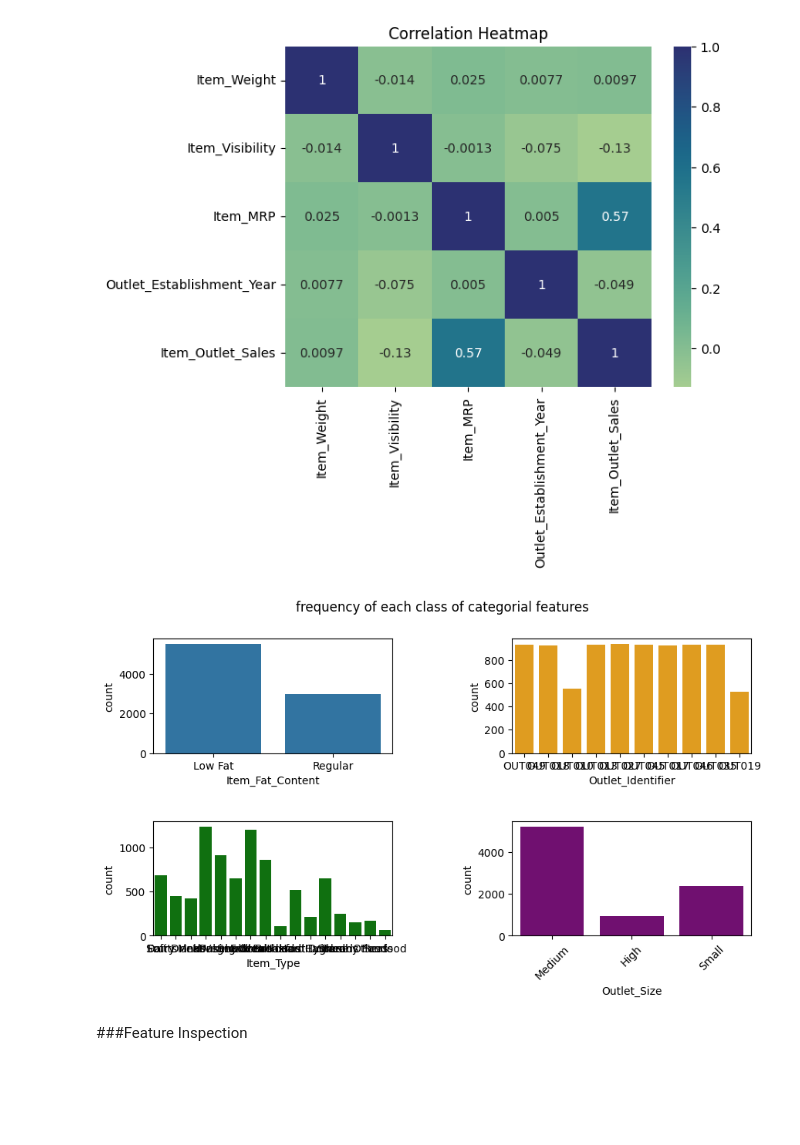
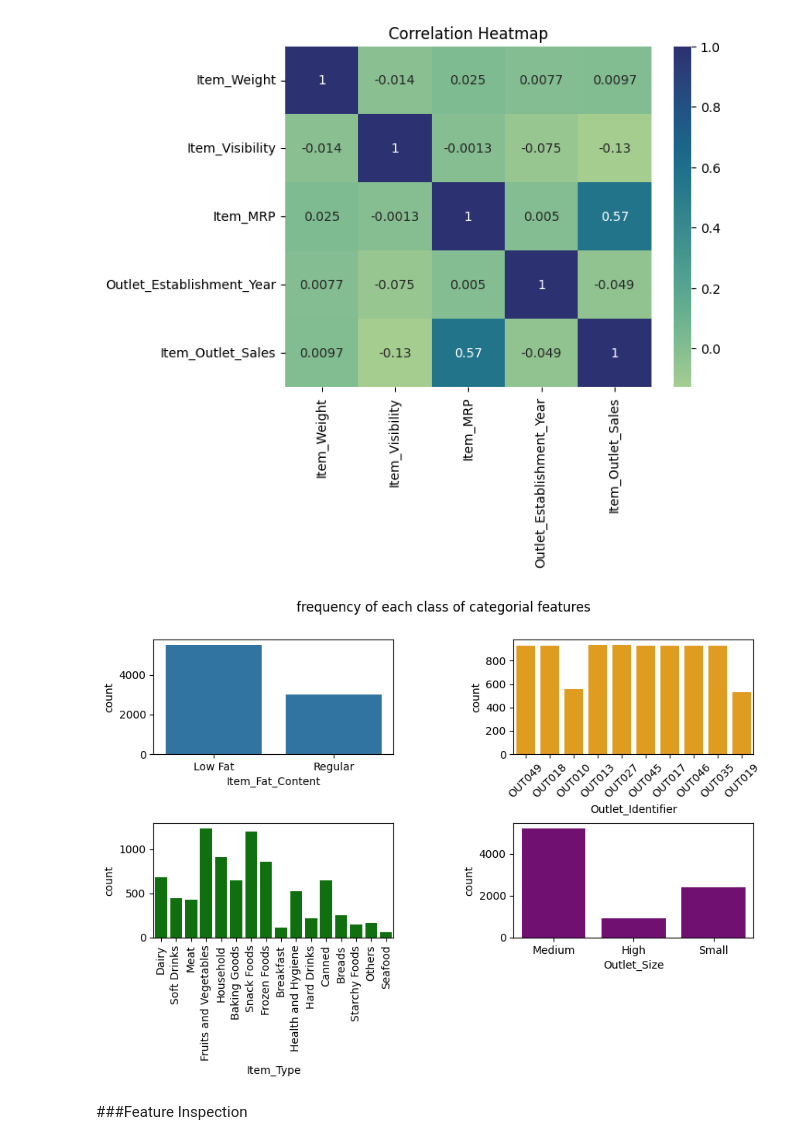
Before and after one commit to Farah-Saleem91/Prediction-of-product-sales, a Jupyter notebook: Copy_of_prediction_of_product_sales.ipynb, the cells around one changed output. Cells and saved outputs as stored; diff of their text form; code cells hidden in the pictures; blank space fills up the shorter version.

```diff
--- a/Copy_of_prediction_of_product_sales.ipynb
+++ b/Copy_of_prediction_of_product_sales.ipynb
@@ -315,23 +315,24 @@ Text(0.5, 1.0, 'Correlation Heatmap')
 # %%
 fig, axes = plt.subplots(ncols=2, nrows=2, figsize=(10,5))
 
 sns.countplot(data = df , x ='Item_Fat_Content', ax=axes[0,0])
 #ax[0,0].set_title('Count for Item Weight')
 
 sns.countplot(data = df , x ='Item_Type', ax=axes[1,0], color='green')
-plt.xticks(rotation=45)
+axes[1,0].set_xticklabels(axes[1,0].get_xticklabels(), rotation=90)
 #ax[1,0].set_title('Count for Item Weight')
 
 sns.countplot(data = df , x ='Outlet_Size', ax=axes[1,1], color='purple')
 #ax[1,1].set_title('Item_MRP')
-plt.xticks(rotation=45)
+
 sns.countplot(data = df , x ='Outlet_Identifier', ax=axes[0,1], color = 'orange')
-plt.xticks(rotation=45)
+axes[0,1].set_xticklabels(axes[0,1].get_xticklabels(), rotation=45)
+
 
 fig.suptitle('frequency of each class of categorial features')
 #fig.tight_layout()
 plt.subplots_adjust(wspace=0.5, hspace= 0.6)
 # %% [output]
-[figure, old version]
+[figure, new version]
 # %% [markdown]
 ###Feature Inspection
```
